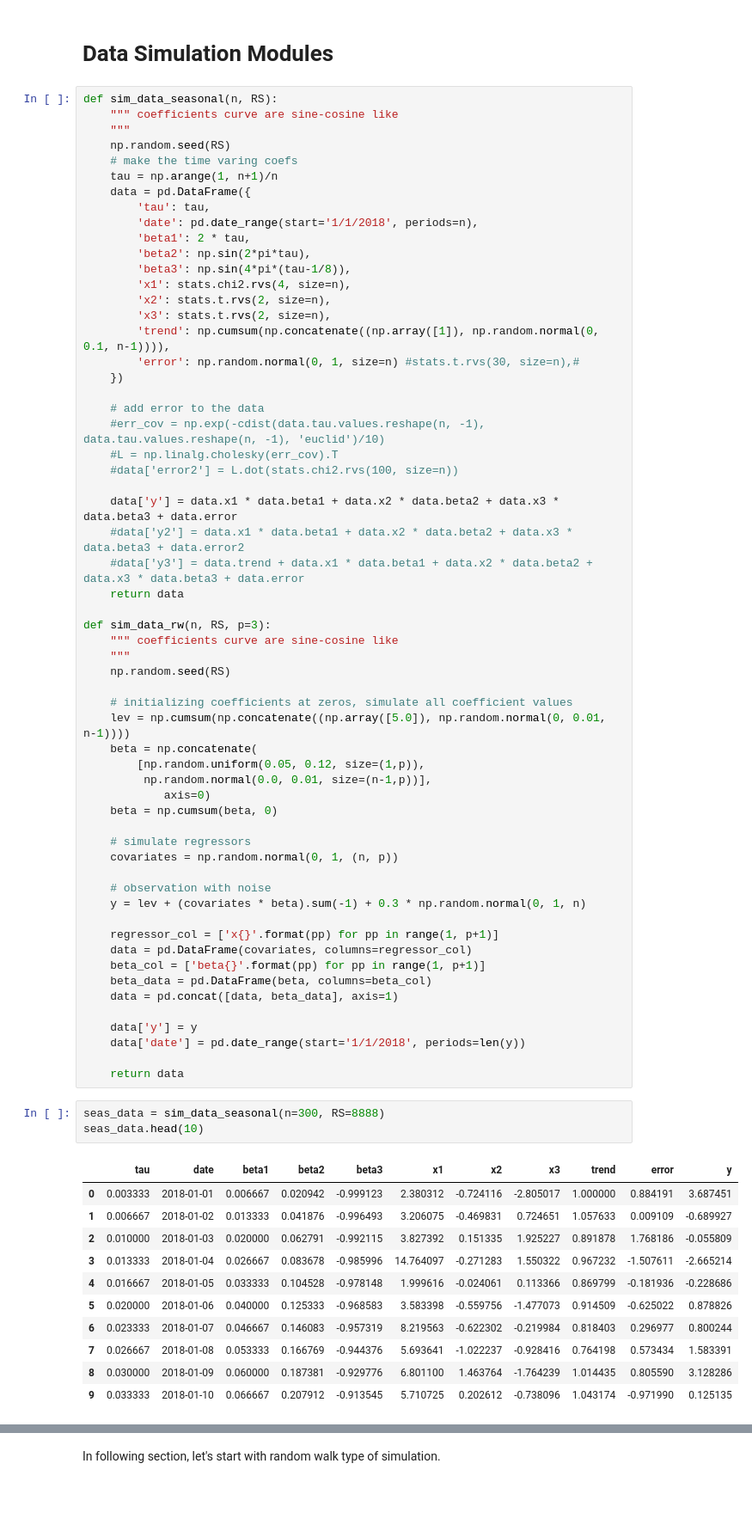
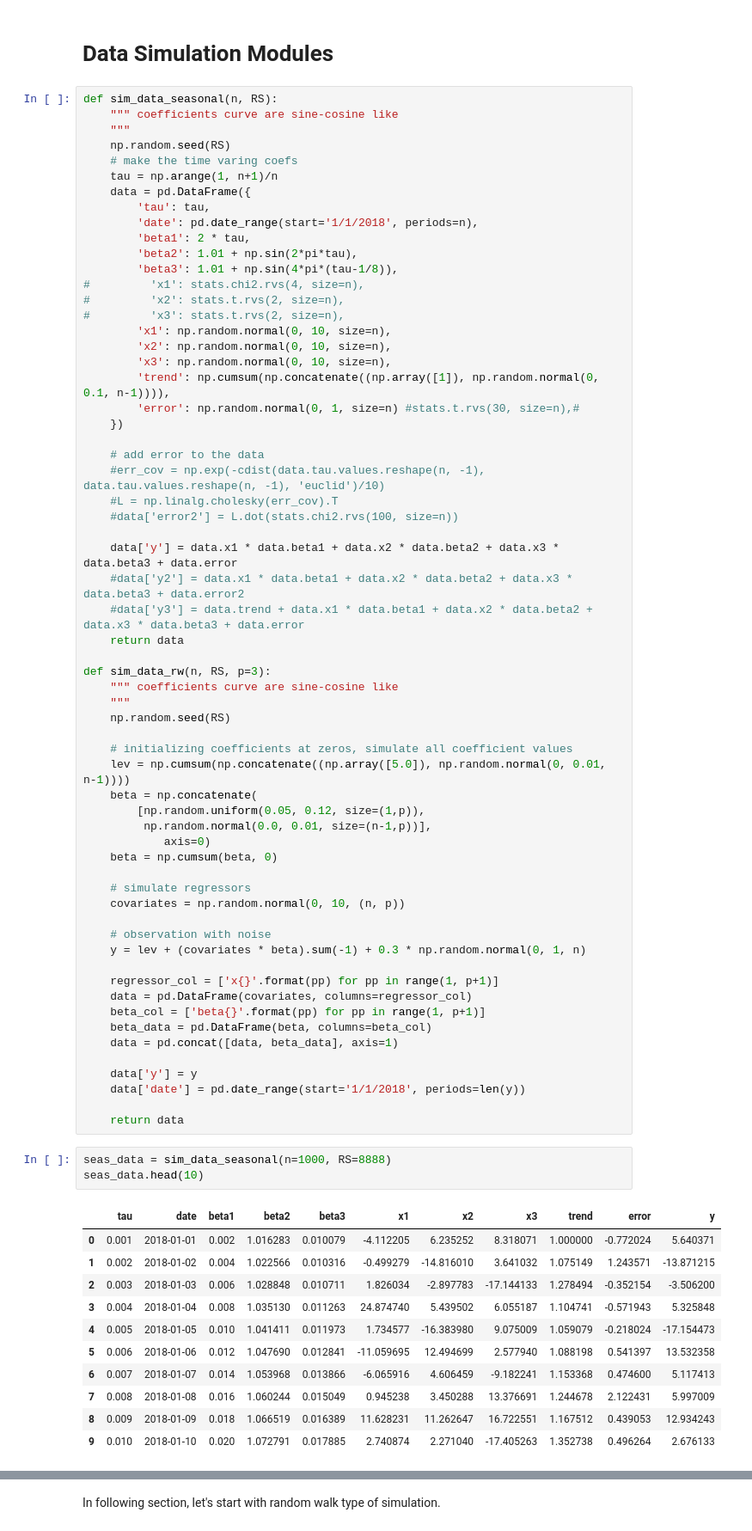
Before and after one commit to uber/orbit, a Jupyter notebook: examples/ktrx_simulation.ipynb, the cells around one changed output, grey strips where cells are left out. Shown: that part at 86% size. Drawn from its saved outputs; the diff is of its cells as text; blank space fills up the shorter version.

```diff
--- a/examples/ktrx_simulation.ipynb
+++ b/examples/ktrx_simulation.ipynb
@@ -36,11 +36,14 @@ def sim_data_seasonal(n, RS):
         'tau': tau,
         'date': pd.date_range(start='1/1/2018', periods=n),
         'beta1': 2 * tau,
-        'beta2': np.sin(2*pi*tau),
-        'beta3': np.sin(4*pi*(tau-1/8)),
-        'x1': stats.chi2.rvs(4, size=n),
-        'x2': stats.t.rvs(2, size=n),
-        'x3': stats.t.rvs(2, size=n),
+        'beta2': 1.01 + np.sin(2*pi*tau),
+        'beta3': 1.01 + np.sin(4*pi*(tau-1/8)),
+#         'x1': stats.chi2.rvs(4, size=n),
+#         'x2': stats.t.rvs(2, size=n),
+#         'x3': stats.t.rvs(2, size=n),
+        'x1': np.random.normal(0, 10, size=n),
+        'x2': np.random.normal(0, 10, size=n),
+        'x3': np.random.normal(0, 10, size=n),
         'trend': np.cumsum(np.concatenate((np.array([1]), np.random.normal(0, 0.1, n-1)))),
         'error': np.random.normal(0, 1, size=n) #stats.t.rvs(30, size=n),#
     })
@@ -69,7 +72,7 @@ def sim_data_rw(n, RS, p=3):
     beta = np.cumsum(beta, 0)
 
     # simulate regressors
-    covariates = np.random.normal(0, 1, (n, p))
+    covariates = np.random.normal(0, 10, (n, p))
 
     # observation with noise
     y = lev + (covariates * beta).sum(-1) + 0.3 * np.random.normal(0, 1, n)
@@ -85,20 +88,20 @@ def sim_data_rw(n, RS, p=3):
 
     return data
 # %%
-seas_data = sim_data_seasonal(n=300, RS=8888)
+seas_data = sim_data_seasonal(n=1000, RS=8888)
 seas_data.head(10)
 # %% [output]
 |  | tau | date | beta1 | beta2 | beta3 | x1 | x2 | x3 | trend | error | y |
-| 0 | 0.003333 | 2018-01-01 | 0.006667 | 0.020942 | -0.999123 | 2.380312 | -0.724116 | -2.805017 | 1.000000 | 0.884191 | 3.687451 |
-| 1 | 0.006667 | 2018-01-02 | 0.013333 | 0.041876 | -0.996493 | 3.206075 | -0.469831 | 0.724651 | 1.057633 | 0.009109 | -0.689927 |
-| 2 | 0.010000 | 2018-01-03 | 0.020000 | 0.062791 | -0.992115 | 3.827392 | 0.151335 | 1.925227 | 0.891878 | 1.768186 | -0.055809 |
-| 3 | 0.013333 | 2018-01-04 | 0.026667 | 0.083678 | -0.985996 | 14.764097 | -0.271283 | 1.550322 | 0.967232 | -1.507611 | -2.665214 |
-| 4 | 0.016667 | 2018-01-05 | 0.033333 | 0.104528 | -0.978148 | 1.999616 | -0.024061 | 0.113366 | 0.869799 | -0.181936 | -0.228686 |
-| 5 | 0.020000 | 2018-01-06 | 0.040000 | 0.125333 | -0.968583 | 3.583398 | -0.559756 | -1.477073 | 0.914509 | -0.625022 | 0.878826 |
-| 6 | 0.023333 | 2018-01-07 | 0.046667 | 0.146083 | -0.957319 | 8.219563 | -0.622302 | -0.219984 | 0.818403 | 0.296977 | 0.800244 |
-| 7 | 0.026667 | 2018-01-08 | 0.053333 | 0.166769 | -0.944376 | 5.693641 | -1.022237 | -0.928416 | 0.764198 | 0.573434 | 1.583391 |
-| 8 | 0.030000 | 2018-01-09 | 0.060000 | 0.187381 | -0.929776 | 6.801100 | 1.463764 | -1.764239 | 1.014435 | 0.805590 | 3.128286 |
-| 9 | 0.033333 | 2018-01-10 | 0.066667 | 0.207912 | -0.913545 | 5.710725 | 0.202612 | -0.738096 | 1.043174 | -0.971990 | 0.125135 |
+| 0 | 0.001 | 2018-01-01 | 0.002 | 1.016283 | 0.010079 | -4.112205 | 6.235252 | 8.318071 | 1.000000 | -0.772024 | 5.640371 |
+| 1 | 0.002 | 2018-01-02 | 0.004 | 1.022566 | 0.010316 | -0.499279 | -14.816010 | 3.641032 | 1.075149 | 1.243571 | -13.871215 |
+| 2 | 0.003 | 2018-01-03 | 0.006 | 1.028848 | 0.010711 | 1.826034 | -2.897783 | -17.144133 | 1.278494 | -0.352154 | -3.506200 |
+| 3 | 0.004 | 2018-01-04 | 0.008 | 1.035130 | 0.011263 | 24.874740 | 5.439502 | 6.055187 | 1.104741 | -0.571943 | 5.325848 |
+| 4 | 0.005 | 2018-01-05 | 0.010 | 1.041411 | 0.011973 | 1.734577 | -16.383980 | 9.075009 | 1.059079 | -0.218024 | -17.154473 |
+| 5 | 0.006 | 2018-01-06 | 0.012 | 1.047690 | 0.012841 | -11.059695 | 12.494699 | 2.577940 | 1.088198 | 0.541397 | 13.532358 |
+| 6 | 0.007 | 2018-01-07 | 0.014 | 1.053968 | 0.013866 | -6.065916 | 4.606459 | -9.182241 | 1.153368 | 0.474600 | 5.117413 |
+| 7 | 0.008 | 2018-01-08 | 0.016 | 1.060244 | 0.015049 | 0.945238 | 3.450288 | 13.376691 | 1.244678 | 2.122431 | 5.997009 |
+| 8 | 0.009 | 2018-01-09 | 0.018 | 1.066519 | 0.016389 | 11.628231 | 11.262647 | 16.722551 | 1.167512 | 0.439053 | 12.934243 |
+| 9 | 0.010 | 2018-01-10 | 0.020 | 1.072791 | 0.017885 | 2.740874 | 2.271040 | -17.405263 | 1.352738 | 0.496264 | 2.676133 |
 # %%
 rw_data = sim_data_rw(n=300, RS=8888, p=3)
 rw_data.head(10)
```
Also changed, not shown: parts of 34 cells of this notebook, 2 other files.
